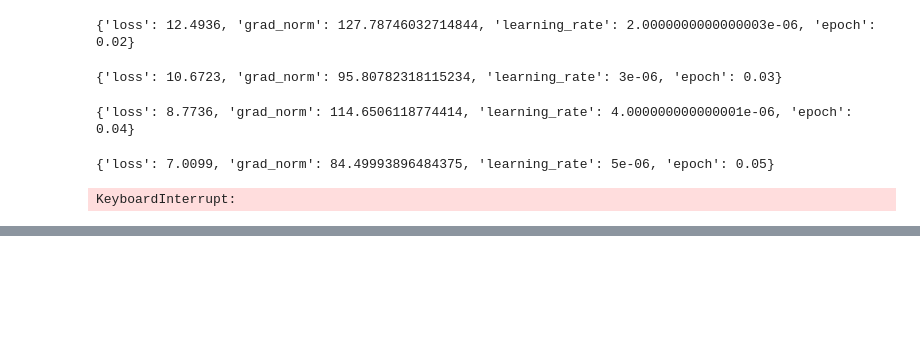
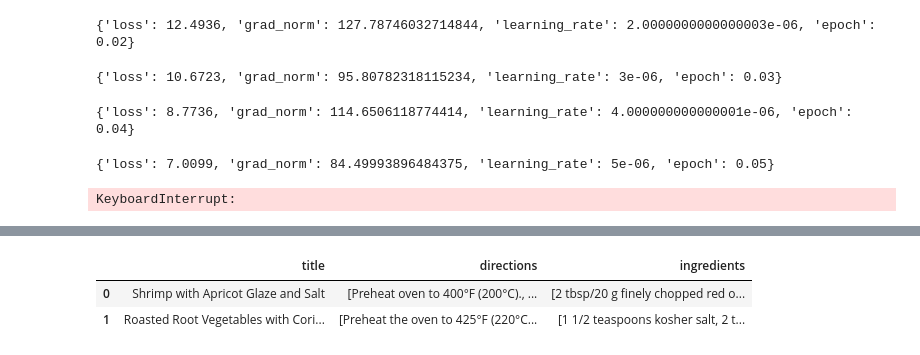
Before and after one commit to BenediktMehl/DataProcessingFinalProject, a Jupyter notebook: main.ipynb, the cells around one changed output, grey strips where cells are left out. Cells and saved outputs as stored; diff of their text form; code cells hidden in the pictures; blank space fills up the shorter version.

````diff
--- a/main.ipynb
+++ b/main.ipynb
@@ -565,0 +557,11 @@ array(['In a 5-quart kettle bring 4 quarts salted water to a boil for pasta. In
+# %%
+number_of_ingredients = np.random.randint(4, 8)
+random_ingredients = []
+for i in range(number_of_ingredients):
+    ingredients = data['ingredients'].sample().iloc[0]
+    if len(ingredients) == 0:
+        continue
+    random_ingredient = ingredients[np.random.randint(0, len(ingredients))]
+    random_ingredients.append(random_ingredient)
+
+print(random_ingredients)
@@ -565,0 +646,22 @@ array(['In a 5-quart kettle bring 4 quarts salted water to a boil for pasta. In
+# %%
+load_dotenv()
+
+API_KEY = os.getenv('API_KEY')
+
+client = Groq(
+    api_key=API_KEY
+)
+
+prompt = f'I have following ingredients: {random_ingredients}. Give title and directions for a recipe. Your answer is a json-file, so i can parse you answer programmatically. The json looks like this: {{ "title" : "title", "directions" : ["direction1","direction2"] }}'
+
+chat_completion = client.chat.completions.create(
+    messages=[
+        {
+            "role": "user",
+            "content": prompt,
+        }
+    ],
+    model="llama3-8b-8192",
+)
+reply = chat_completion.choices[0].message.content
+print(reply)
@@ -565,0 +688,16 @@ array(['In a 5-quart kettle bring 4 quarts salted water to a boil for pasta. In
+# %%
+new_recipe = reply[reply.find('```')+3:reply.rfind('```')]
+new_recipe = json.loads(new_recipe)
+new_recipe['ingredients'] = random_ingredients
+
+new_recipes = pd.read_json('new_recipes.json')
+
+new_recipe = pd.DataFrame([new_recipe])
+new_recipes = pd.concat([new_recipes, new_recipe], ignore_index=True)
+new_recipes.to_json('new_recipes.json')
+
+new_recipes.head()
+# %% [output]
+|  | title | directions | ingredients |
+| 0 | Shrimp with Apricot Glaze and Salt | [Preheat oven to 400°F (200°C)., ... | [2 tbsp/20 g finely chopped red o... |
+| 1 | Roasted Root Vegetables with Cori... | [Preheat the oven to 425°F (220°C... | [1 1/2 teaspoons kosher salt, 2 t... |
````
Also changed, not shown: parts of 14 cells of this notebook, 1 other file.
